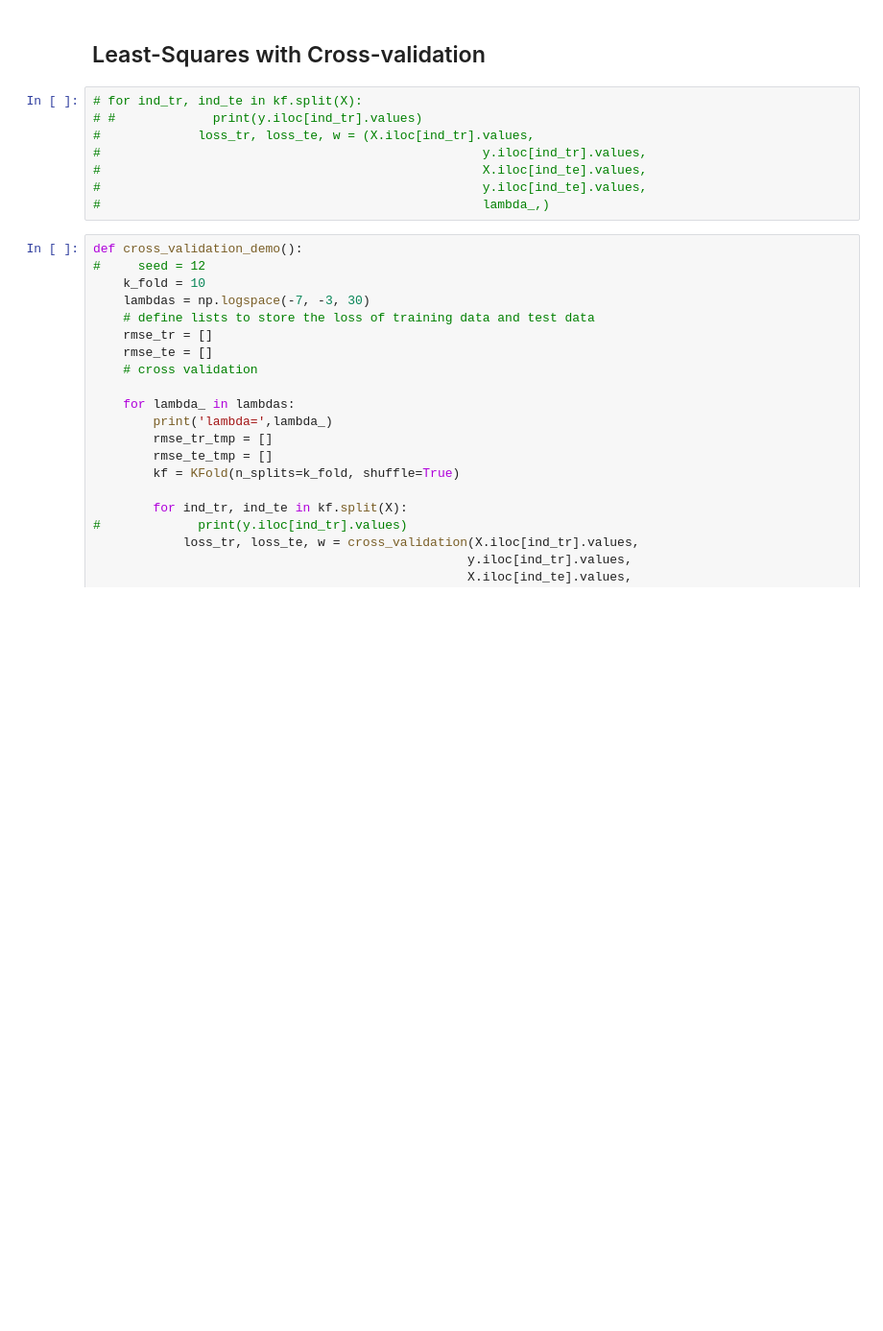
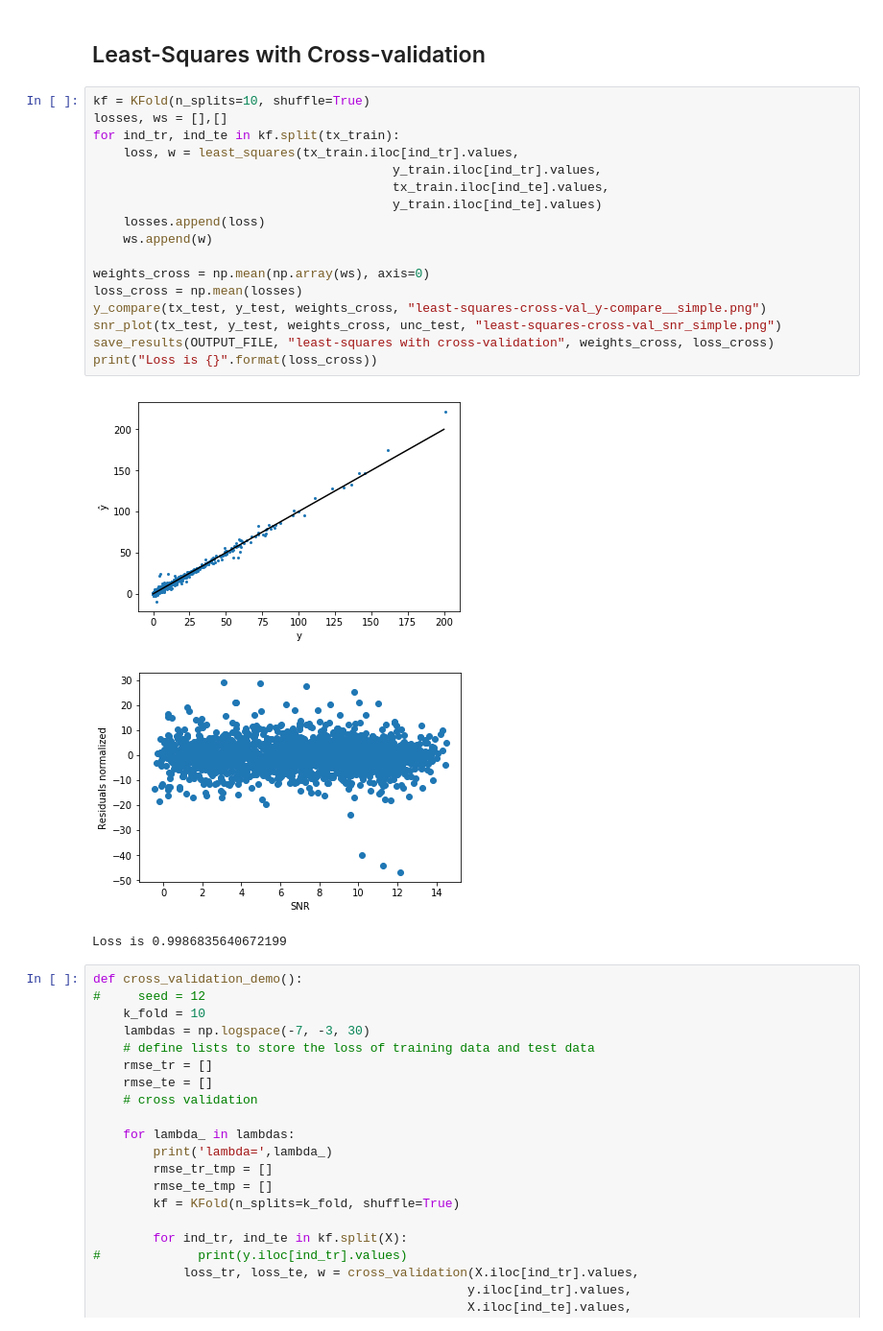
Before and after one commit to Battleman/AimeElle, a Jupyter notebook: project2/Modeling.ipynb, the cells around one changed output. Shown at 96% size. Saved outputs shown, nothing was run; the diff lists cells and outputs as text; blank space fills up the shorter version.

```diff
--- a/project2/Modeling.ipynb
+++ b/project2/Modeling.ipynb
@@ -76,14 +79,27 @@ plt.show()
 [figure]
 # %% [markdown]
 ## Least-Squares with Cross-validation
-# %%
-# for ind_tr, ind_te in kf.split(X):
-# #             print(y.iloc[ind_tr].values)
-#             loss_tr, loss_te, w = (X.iloc[ind_tr].values,
-#                                                   y.iloc[ind_tr].values,
-#                                                   X.iloc[ind_te].values,
-#                                                   y.iloc[ind_te].values,
-#                                                   lambda_,)
+# %%
+kf = KFold(n_splits=10, shuffle=True)
+losses, ws = [],[]
+for ind_tr, ind_te in kf.split(tx_train):
+    loss, w = least_squares(tx_train.iloc[ind_tr].values,
+                                        y_train.iloc[ind_tr].values,
+                                        tx_train.iloc[ind_te].values,
+                                        y_train.iloc[ind_te].values)
+    losses.append(loss)
+    ws.append(w)
+
+weights_cross = np.mean(np.array(ws), axis=0)
+loss_cross = np.mean(losses)
+y_compare(tx_test, y_test, weights_cross, "least-squares-cross-val_y-compare__simple.png")
+snr_plot(tx_test, y_test, weights_cross, unc_test, "least-squares-cross-val_snr_simple.png")
+save_results(OUTPUT_FILE, "least-squares with cross-validation", weights_cross, loss_cross)
+print("Loss is {}".format(loss_cross))
+# %% [output]
+[figure, added]
+[figure, added]
+Loss is 0.9986835640672199
 # %%
 def cross_validation_demo():
 #     seed = 12
```
Also changed, not shown: parts of 3 cells of this notebook, 11 other files.
